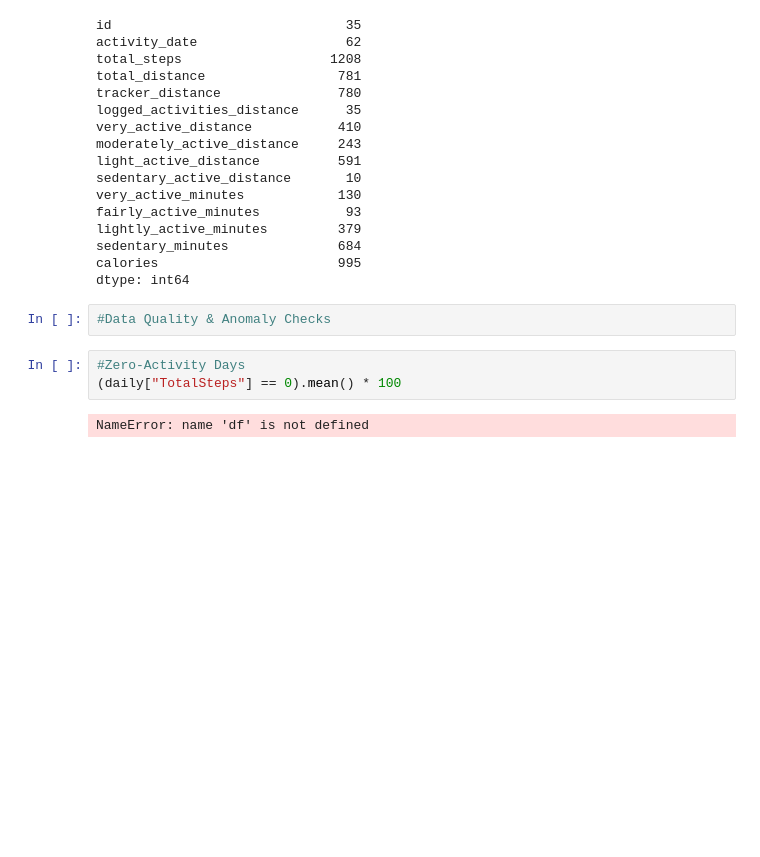
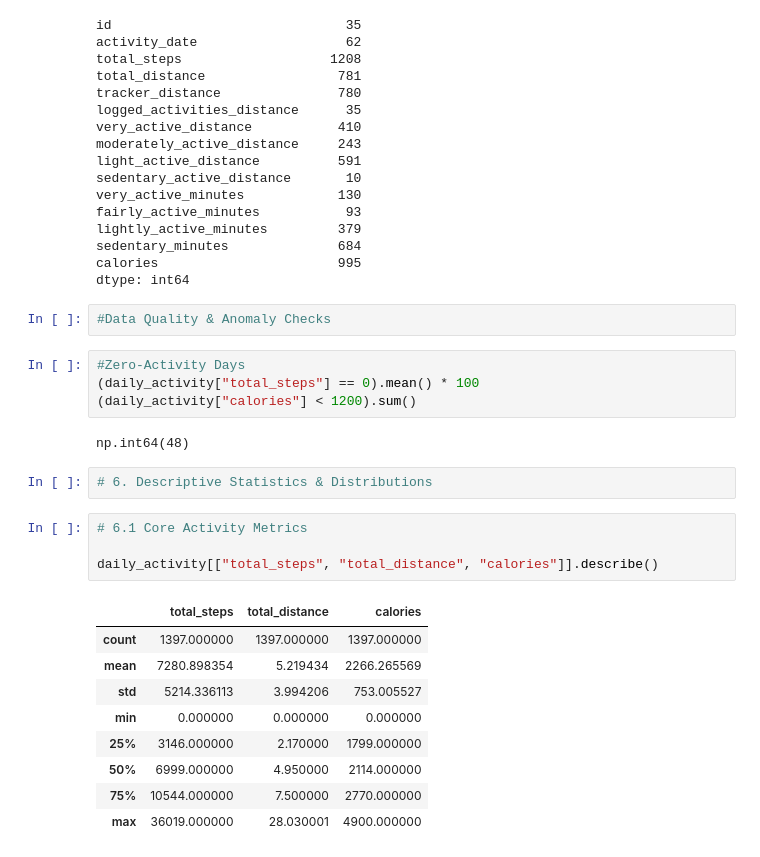
Before and after one commit to premsundar28/Bellabeat, a Jupyter notebook: code/EDA.ipynb, the cells around one changed output. Cells and saved outputs as stored; diff of their text form; blank space fills up the shorter version.

```diff
--- a/code/EDA.ipynb
+++ b/code/EDA.ipynb
@@ -153,6 +153,23 @@ dtype: int64
 #Data Quality & Anomaly Checks
 # %%
 #Zero-Activity Days
-(daily["TotalSteps"] == 0).mean() * 100
+(daily_activity["total_steps"] == 0).mean() * 100
+(daily_activity["calories"] < 1200).sum()
 # %% [output]
-NameError: name 'df' is not defined
+np.int64(48)
+# %%
+# 6. Descriptive Statistics & Distributions
+# %%
+# 6.1 Core Activity Metrics
+
+daily_activity[["total_steps", "total_distance", "calories"]].describe()
+# %% [output]
+|  | total_steps | total_distance | calories |
+| count | 1397.000000 | 1397.000000 | 1397.000000 |
+| mean | 7280.898354 | 5.219434 | 2266.265569 |
+| std | 5214.336113 | 3.994206 | 753.005527 |
+| min | 0.000000 | 0.000000 | 0.000000 |
+| 25% | 3146.000000 | 2.170000 | 1799.000000 |
+| 50% | 6999.000000 | 4.950000 | 2114.000000 |
+| 75% | 10544.000000 | 7.500000 | 2770.000000 |
+| max | 36019.000000 | 28.030001 | 4900.000000 |
```
Also changed, not shown: parts of 2 cells of this notebook, 2 other files.
